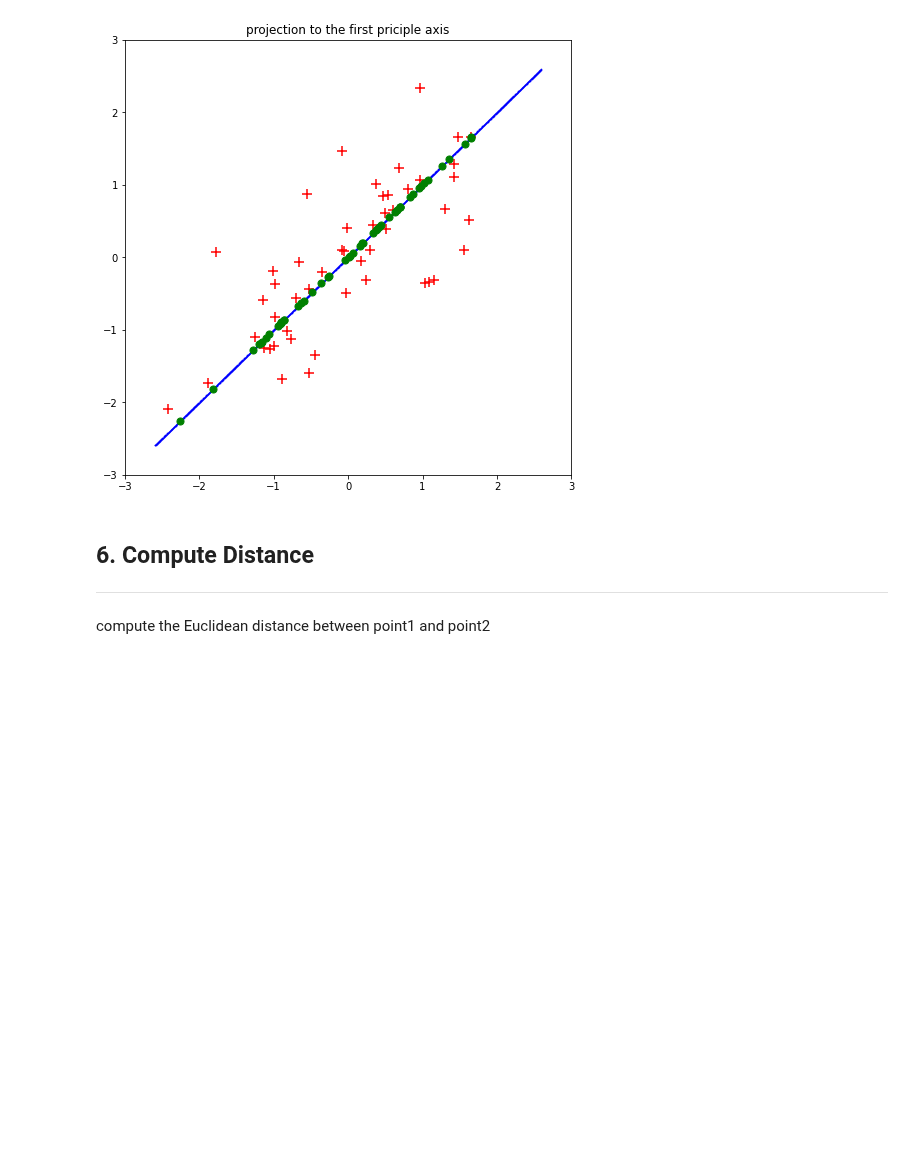
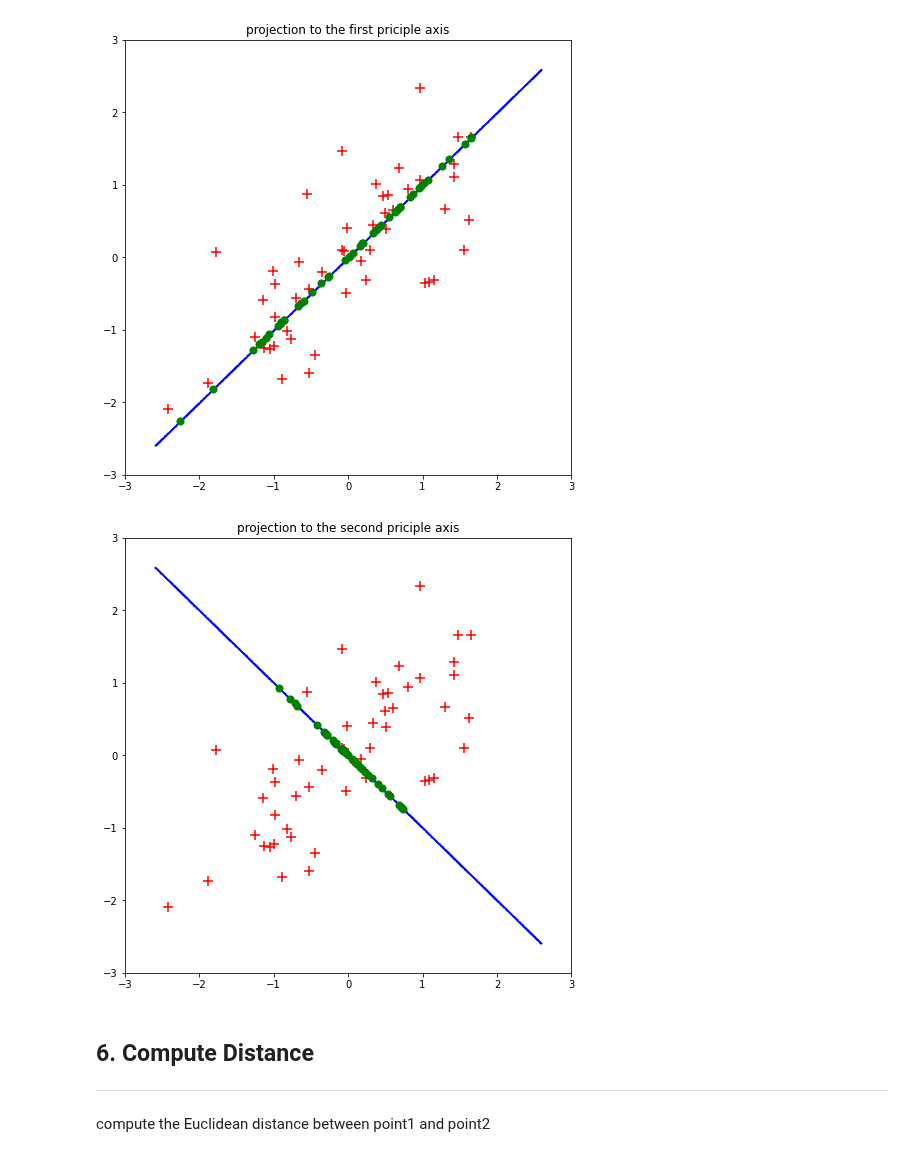
Before and after one commit to wkdthf21/Machine-Learning-Assignment, a Jupyter notebook: 08/Principal Component Analysis.ipynb, the cells around one changed output. Cells and saved outputs as stored; diff of their text form; code cells hidden in the pictures; blank space fills up the shorter version.

Commit message:
Assignment #08 : plot the distance to the second principal axis

```diff
--- a/08/Principal Component Analysis.ipynb
+++ b/08/Principal Component Analysis.ipynb
@@ -187,12 +187,14 @@ plt.show()
 # %%
 plt.figure(figsize = (8, 8))
 plt.scatter(xn, yn, c = 'red', marker = '+', s = 120)
-plt.scatter(x_line1, y_line1, c = 'blue', s = 0.5)
-plt.scatter(generateZ1[0], generateZ1[1], c = 'green', s = 50)
+plt.scatter(x_line2, y_line2, c = 'blue', s = 0.5)
+plt.scatter(generateZ2[0], generateZ2[1], c = 'green', s = 50)
 plt.xlim(-3, 3)
 plt.ylim(-3, 3)
-plt.title('projection to the seconde priciple axis')
+plt.title('projection to the second priciple axis')
 plt.show()
+# %% [output]
+[figure, added]
 # %% [markdown]
 ## 6. Compute Distance
 <hr>
```
Also changed, not shown: parts of 3 cells of this notebook.
